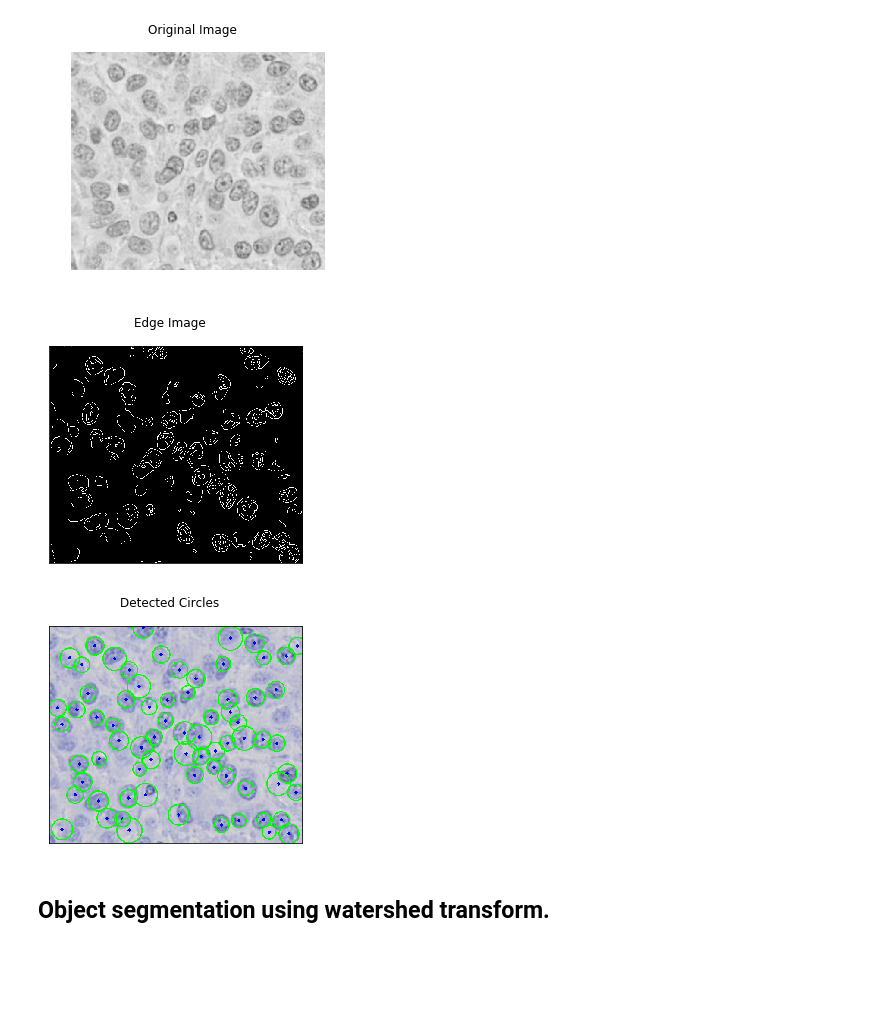
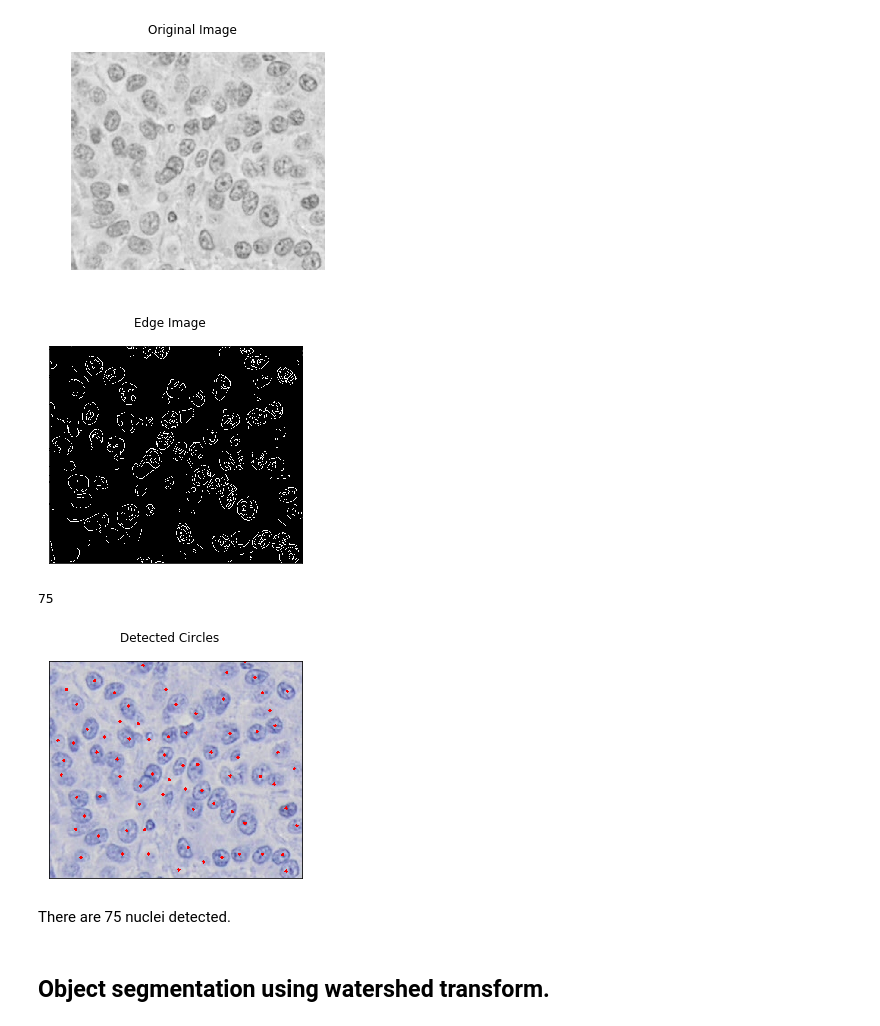
Before and after one commit to Guannan-Shen/image_data, a Jupyter notebook: bio_image/RANSAC_Hough_Watershed.ipynb, the cells around one changed output. Drawn from its saved outputs; the diff is of its cells as text; code cells hidden in the pictures; blank space fills up the shorter version.

```diff
--- a/bio_image/RANSAC_Hough_Watershed.ipynb
+++ b/bio_image/RANSAC_Hough_Watershed.ipynb
@@ -48,8 +222,9 @@ This is to provide hints for parameters in cv2.HoughCircles().
 # %%
 # gaussian filter to blur
 blur = cv2.GaussianBlur(img,(7,7),0)
+median = cv2.medianBlur(img,7)
 # canny edge detection
-edges = cv2.Canny(blur, 100, 200, apertureSize = 3, L2gradient = True)
+edges = cv2.Canny(median, 100, 200, apertureSize = 3, L2gradient = True)
 
 plt.imshow(edges, cmap = 'gray')
 plt.xticks([]), plt.yticks([]), plt.suptitle('Edge Image')
@@ -72,7 +237,7 @@ print(blur)
 # minDist is the distance between nearby circle
 # param1 is the maxVal for canny detection
 # param2 is the accumulator threshold
-circles = cv2.HoughCircles(blur,cv2.HOUGH_GRADIENT, 1, minDist = 120, param1=200,param2=20,minRadius=10,maxRadius=30)
+circles = cv2.HoughCircles(median,cv2.HOUGH_GRADIENT, 1, minDist = 120, param1=200,param2=20,minRadius=10,maxRadius=30)
 circles = np.uint16(np.around(circles))
 print(circles)
 # %% [output]
@@ -118,32 +283,37 @@ plt.show()
 # %%
 # gaussian filter to blur
 blur = cv2.GaussianBlur(cimg,(5,5),0)
+# kernel size 5
+median = cv2.medianBlur(cimg,5)
 # canny edge detection
-edges = cv2.Canny(blur, 40, 80, apertureSize = 3, L2gradient = True)
+edges = cv2.Canny(median, 40, 80, apertureSize = 3, L2gradient = True)
 
 plt.imshow(edges, cmap = "gray")
 plt.xticks([]), plt.yticks([]), plt.suptitle('Edge Image')
 plt.show()
 # %% [output]
-[figure, old version]
+[figure, new version]
 # %%
-circles = cv2.HoughCircles(blur,cv2.HOUGH_GRADIENT, 1, minDist = 30, param1=80,param2=10,minRadius=15,maxRadius=30)
+circles = cv2.HoughCircles(median,cv2.HOUGH_GRADIENT, 1, minDist = 35, param1=80,param2=10,minRadius=15,maxRadius=30)
 circles = np.uint16(np.around(circles))
+circles.shape[1]
+# %% [output]
+75
 # %%
 # This image is RGB
 img = cv2.imread("P2_nuclei.png")
 for i in circles[0,:]:
-    # draw the outer circle
-    cv2.circle(img,(i[0],i[1]),i[2],(0,255,0),2)
     # draw the center of the circle
-    cv2.circle(img,(i[0],i[1]),2,(255,0,0),3)
+    cv2.circle(img,(i[0],i[1]),2,(0,0,255),3)
 
 # show image
-plt.imshow(cv2.cvtColor(img, cv2.COLOR_BGR2RGB), cmap = 'gray')
+plt.imshow(cv2.cvtColor(img, cv2.COLOR_BGR2RGB))
 plt.xticks([]), plt.yticks([]), plt.suptitle('Detected Circles')
 plt.show()
 # %% [output]
-[figure, old version]
+[figure, new version]
+# %% [markdown]
+There are 75 nuclei detected.
 # %% [markdown]
 ## Object segmentation using watershed transform.
 # %% [markdown]
```
Also changed, not shown: parts of 38 cells of this notebook, 1 other file.
